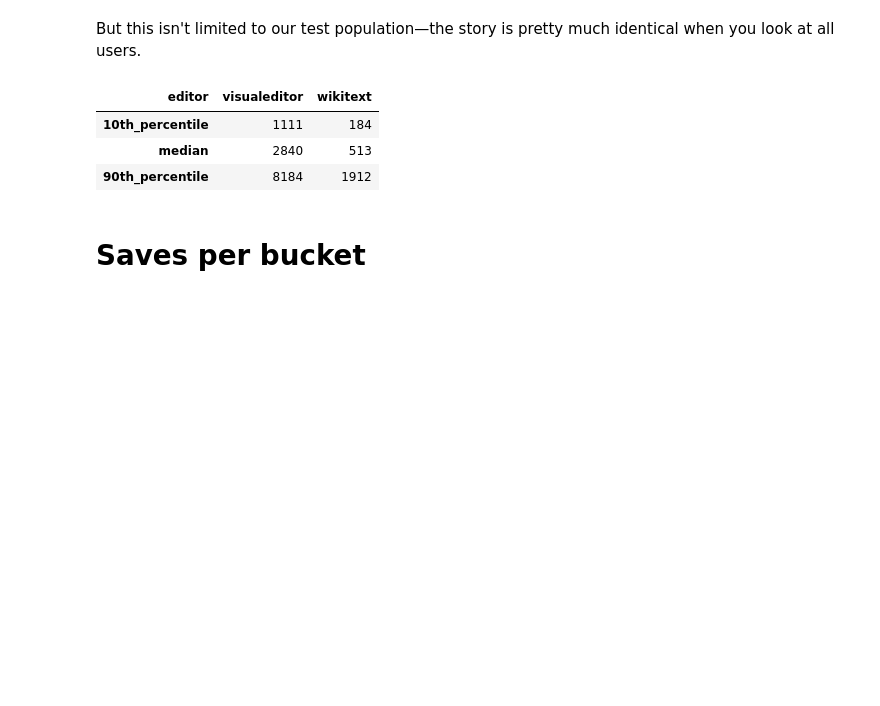
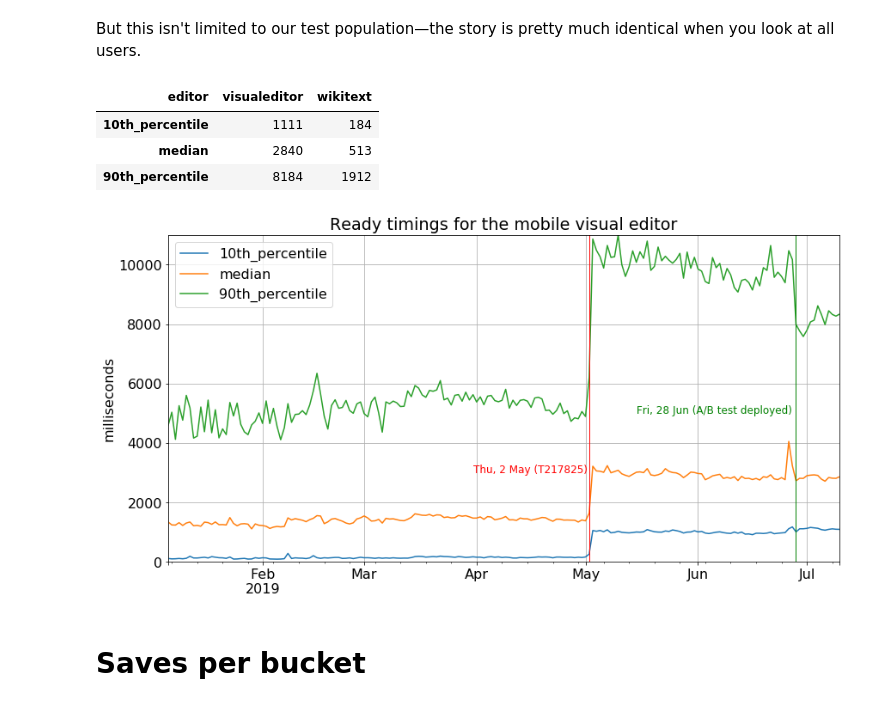
Before and after one commit to Mayakpwiki/2019-07-mobile-interfaces-experiment, a Jupyter notebook: post-deployment-checks.ipynb, the cells around one changed output. Saved outputs shown, nothing was run; the diff lists cells and outputs as text; code cells hidden in the pictures; blank space fills up the shorter version.

```diff
--- a/post-deployment-checks.ipynb
+++ b/post-deployment-checks.ipynb
@@ -8,6 +9,14 @@ from wmfdata.charting import comma_fmt
 from wmfdata.utils import df_to_remarkup, pct_str
 # %%
 charting.set_mpl_style()
+# %%
+# Reusable SQL chunks
+sql_chunks = {
+    "is_experiment_participant": """
+    event.bucket in ('default-visual', 'default-source') and
+    year = 2019 and month = 7 and day < 10
+    """
+}
 # %% [markdown]
 # Events by platform and registration status
 # %% [markdown]
@@ -430,7 +534,7 @@ select
     percentile_approx(event.ready_timing, 0.9) as 90th_percentile
 from event.editattemptstep
 where
-    event.bucket in ("default-source", "default-visual") and
+    event.bufcket in ("default-source", "default-visual") and
     event.action = "ready" and
     year = 2019 and (
         (month = 6 and day > 28) or
@@ -495,6 +599,41 @@ global_ready_times
 | 10th_percentile | 1111 | 184 |
 | median | 2840 | 513 |
 | 90th_percentile | 8184 | 1912 |
+# %%
+hist_ready_times_r = hive.run("""
+select
+    date_format(dt, "yyyy-MM-dd"),
+    percentile_approx(event.ready_timing, 0.1) as 10th_percentile,
+    percentile_approx(event.ready_timing, 0.5) as median,
+    percentile_approx(event.ready_timing, 0.9) as 90th_percentile
+from event_sanitized.editattemptstep
+where
+    event.platform = "phone" and
+    event.editor_interface = "visualeditor" and
+    event.action = "ready" and
+    year > 0
+group by date_format(dt, "yyyy-MM-dd")
+""")
+# %%
+hist_ready_times = (
+    hist_ready_times_r
+    .rename({"_c0": "date"}, axis=1)
+    .assign(date=lambda df: pd.to_datetime(df["date"]).dt.to_period(freq="D"))
+    .sort_values("date")
+    .set_index("date")
+    .loc["2019-01-06":]
+)
+
+hist_ready_times.plot(ylim=0)
+plt.axvline("2019-05-02", color="red", linewidth=1)
+plt.text("2019-03-31", 3000, "Thu, 2 May (T217825)", size=12, color="red")
+plt.axvline("2019-06-28", color="green", linewidth=1)
+plt.text("2019-05-15", 5000, "Fri, 28 Jun (A/B test deployed)", size=12, color="green")
+plt.ylabel("milliseconds")
+plt.xlabel(None)
+plt.title("Ready timings for the mobile visual editor");
+# %% [output]
+[figure, added]
 # %% [markdown]
 # Saves per bucket
 # %%
```
Also changed, not shown: parts of 20 cells of this notebook, 1 other file.
